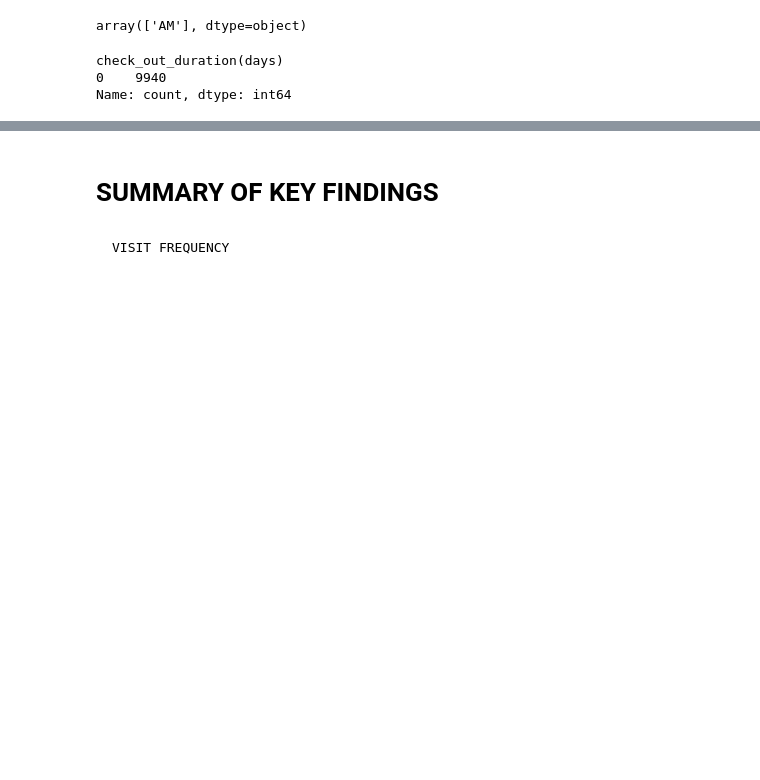
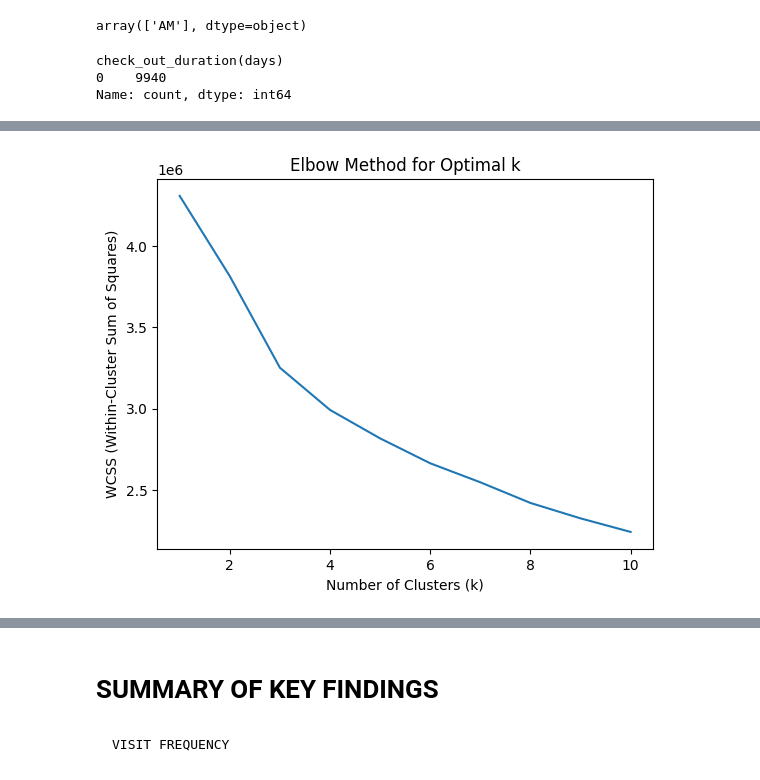
Before and after one commit to Sunday-Oladokun/ShopSmart-Inc.-E-commerce-Data-Analysis-Project, a Jupyter notebook: ShopSmart Inc Ecommerce Analysis.ipynb, the cells around one changed output, grey strips where cells are left out. Saved outputs shown, nothing was run; the diff lists cells and outputs as text; code cells hidden in the pictures; blank space fills up the shorter version.

```diff
--- a/ShopSmart Inc Ecommerce Analysis.ipynb
+++ b/ShopSmart Inc Ecommerce Analysis.ipynb
@@ -1408,0 +1412,48 @@ Name: count, dtype: int64
+# %%
+# Make a copy of the dataset so we can modify for clustering
+clean_data4 = clean_data3.copy()
+# %%
+# Define categorical variables to be encoded
+categorical_variables = ['event_type', 'location', 'status', 'currency', 'product', 'Day', 'Month', 'AM/PM']
+
+# Create an instance of label encoder
+label_encoder = LabelEncoder()
+
+# Encode categorical variables
+for category in categorical_variables:
+    clean_data4[category] = label_encoder.fit_transform(clean_data4[category])
+
+# Select features for clustering (adjust column indices based on your DataFrame)
+features_for_clustering = clean_data4.iloc[:, [1, 2, 3, 4, 5, 6, 7, 11]].values
+
+# Standardize the features
+scaler = StandardScaler()
+features_for_clustering_scaled = scaler.fit_transform(features_for_clustering)
+
+# Perform PCA for dimensionality reduction to 2D
+pca = PCA(n_components=2)
+features_for_clustering_pca = pca.fit_transform(features_for_clustering_scaled)
+
+# Determine optimal number of clusters using the Elbow method
+wcss = []
+for i in range(1, 11):
+    kmeans = KMeans(n_clusters=i, init='k-means++', random_state=0)
+    kmeans.fit(features_for_clustering_scaled)
+    wcss.append(kmeans.inertia_)
+
+# Plot the Elbow method to identify the optimal number of clusters
+plt.plot(range(1, 11), wcss)
+plt.xlabel('Number of Clusters (k)')
+plt.ylabel('WCSS (Within-Cluster Sum of Squares)')
+plt.title('Elbow Method for Optimal k')
+plt.show()
+
+# Optimal number of clusters (select based on elbow plot analysis)
+k = 4
+
+# Apply K-means clustering with the optimal number of clusters
+kmeans = KMeans(n_clusters=k, init='k-means++', random_state=0)
+clusters = kmeans.fit_predict(features_for_clustering_scaled)
+labels = kmeans.labels_
+# %% [output]
+[figure, added]
```
Also changed, not shown: parts of 21 cells of this notebook.
